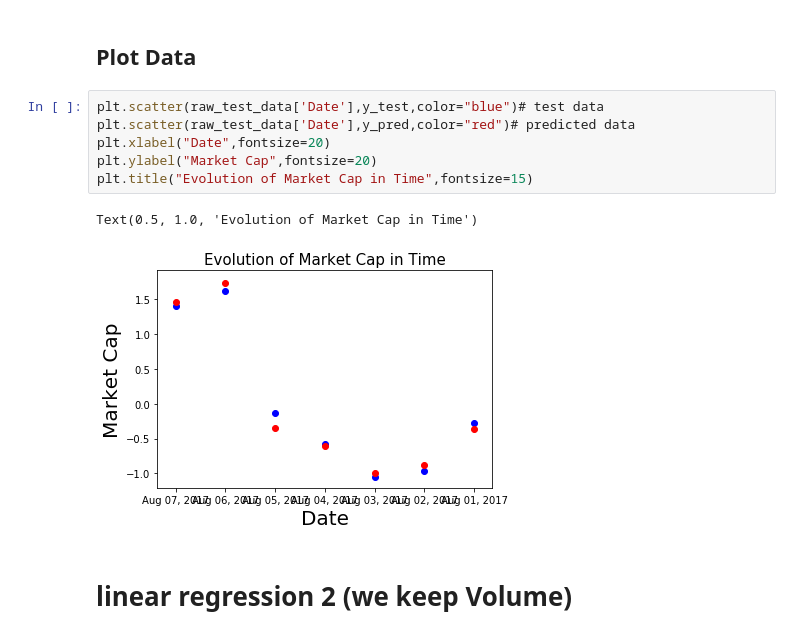
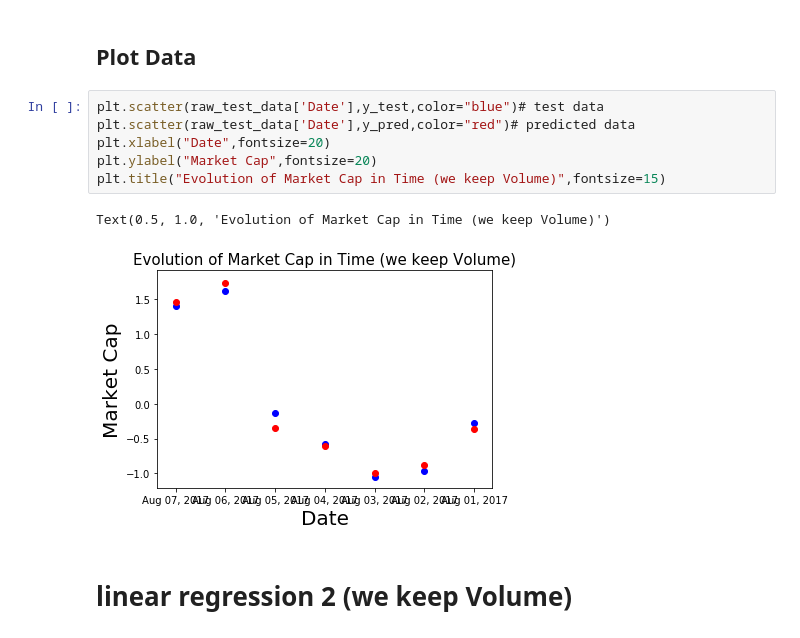
Before and after one commit to MikeDuran-git/bitcoin_price_prediction_model, a Jupyter notebook: Model.ipynb, the cells around one changed output. Drawn from its saved outputs; the diff is of its cells as text.

```diff
--- a/Model.ipynb
+++ b/Model.ipynb
@@ -235,12 +238,12 @@ array([[ 1.39398511],
 # %%
 plt.scatter(raw_test_data['Date'],y_test,color="blue")# test data
 plt.scatter(raw_test_data['Date'],y_pred,color="red")# predicted data
 plt.xlabel("Date",fontsize=20)
 plt.ylabel("Market Cap",fontsize=20)
-plt.title("Evolution of Market Cap in Time",fontsize=15)
+plt.title("Evolution of Market Cap in Time (we keep Volume)",fontsize=15)
 # %% [output]
-Text(0.5, 1.0, 'Evolution of Market Cap in Time')
+Text(0.5, 1.0, 'Evolution of Market Cap in Time (we keep Volume)')
-[figure, old version]
+[figure, new version]
 # %% [markdown]
 # linear regression 2 (we keep Volume)
 # %% [markdown]
```
Also changed, not shown: parts of 32 cells of this notebook.
